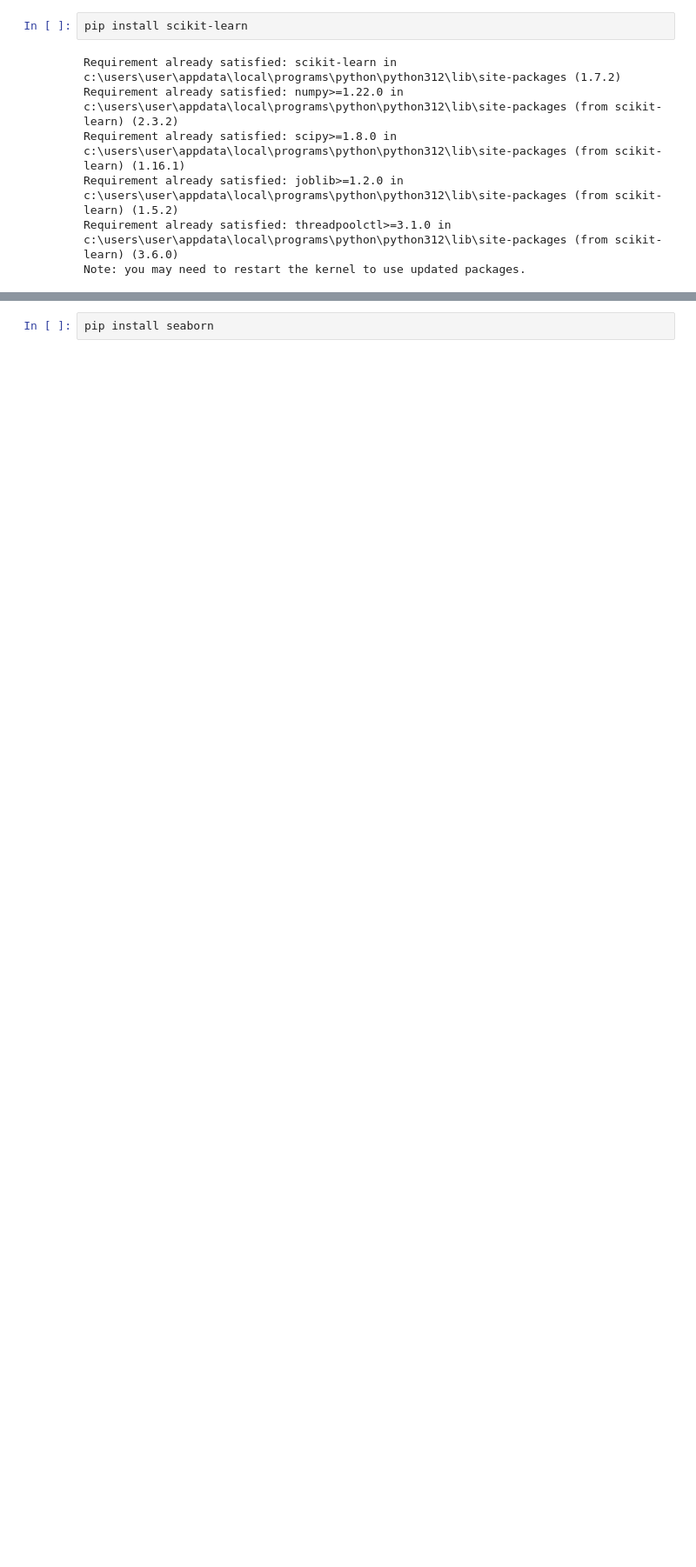
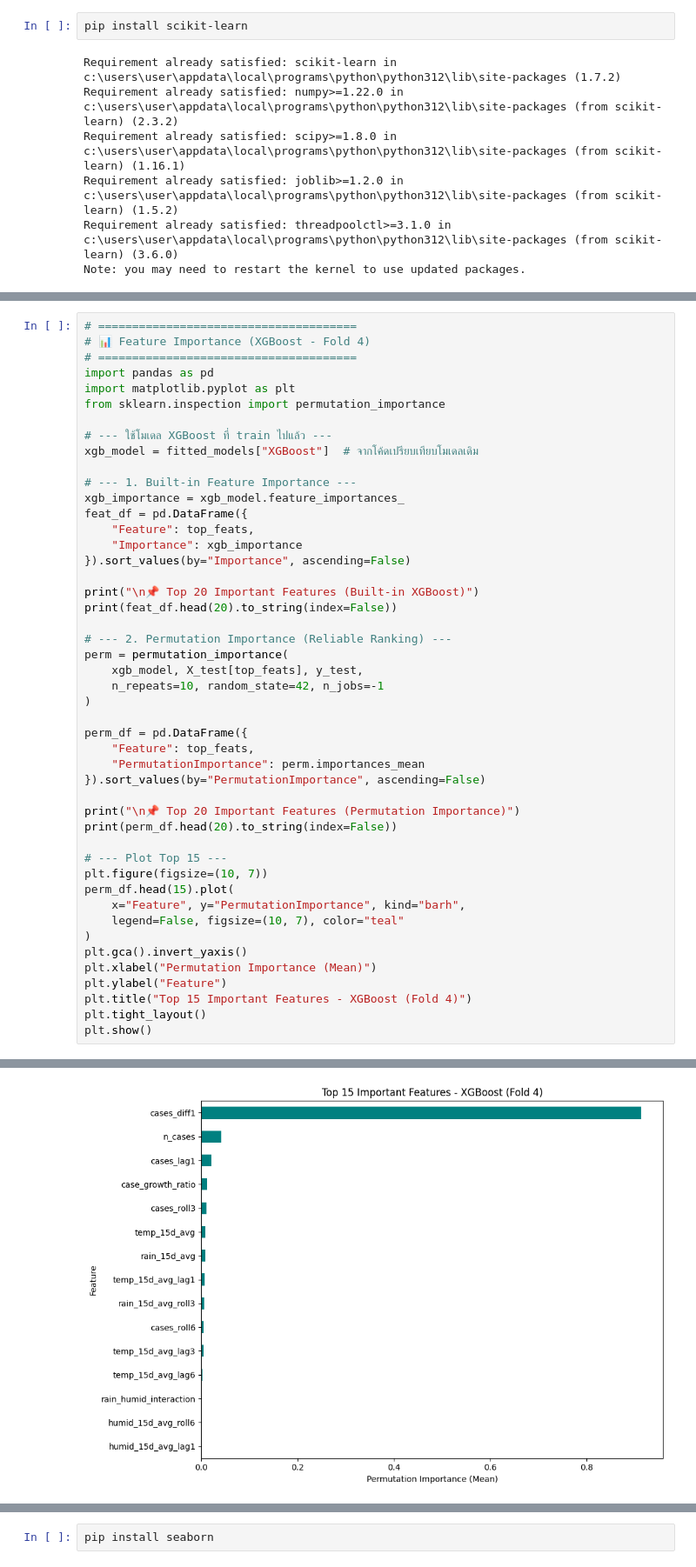
Before and after one commit to nisawaraa/earn-flask, a Jupyter notebook: Copy_of_Untitled14 (2).ipynb, the cells around one changed output, grey strips where cells are left out. Shown at 87% size. Cells and saved outputs as stored; diff of their text form; blank space fills up the shorter version.

```diff
--- a/Copy_of_Untitled14 (2).ipynb
+++ b/Copy_of_Untitled14 (2).ipynb
@@ -38,0 +1028,48 @@ Note: you may need to restart the kernel to use updated packages.
+# %%
+# ======================================
+# 📊 Feature Importance (XGBoost - Fold 4)
+# ======================================
+import pandas as pd
+import matplotlib.pyplot as plt
+from sklearn.inspection import permutation_importance
+
+# --- ใช้โมเดล XGBoost ที่ train ไปแล้ว ---
+xgb_model = fitted_models["XGBoost"]  # จากโค้ดเปรียบเทียบโมเดลเดิม
+
+# --- 1. Built-in Feature Importance ---
+xgb_importance = xgb_model.feature_importances_
+feat_df = pd.DataFrame({
+    "Feature": top_feats,
+    "Importance": xgb_importance
+}).sort_values(by="Importance", ascending=False)
+
+print("\n📌 Top 20 Important Features (Built-in XGBoost)")
+print(feat_df.head(20).to_string(index=False))
+
+# --- 2. Permutation Importance (Reliable Ranking) ---
+perm = permutation_importance(
+    xgb_model, X_test[top_feats], y_test,
+    n_repeats=10, random_state=42, n_jobs=-1
+)
+
+perm_df = pd.DataFrame({
+    "Feature": top_feats,
+    "PermutationImportance": perm.importances_mean
+}).sort_values(by="PermutationImportance", ascending=False)
+
+print("\n📌 Top 20 Important Features (Permutation Importance)")
+print(perm_df.head(20).to_string(index=False))
+
+# --- Plot Top 15 ---
+plt.figure(figsize=(10, 7))
+perm_df.head(15).plot(
+    x="Feature", y="PermutationImportance", kind="barh",
+    legend=False, figsize=(10, 7), color="teal"
+)
+plt.gca().invert_yaxis()
+plt.xlabel("Permutation Importance (Mean)")
+plt.ylabel("Feature")
+plt.title("Top 15 Important Features - XGBoost (Fold 4)")
+plt.tight_layout()
+plt.show()
+# %% [output]
@@ -38,0 +1094 @@ Note: you may need to restart the kernel to use updated packages.
+[figure, added]
```
Also changed, not shown: parts of 37 cells of this notebook, 17 other files.
